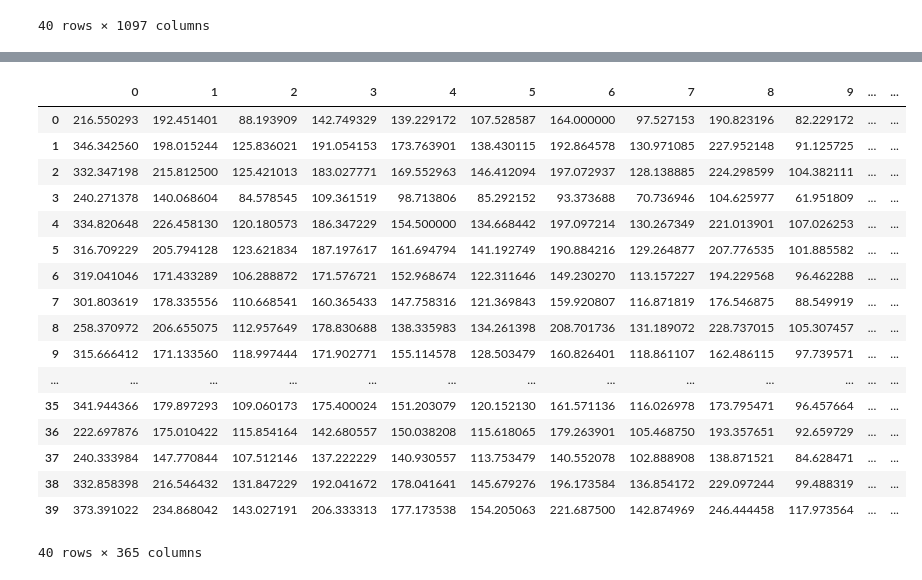
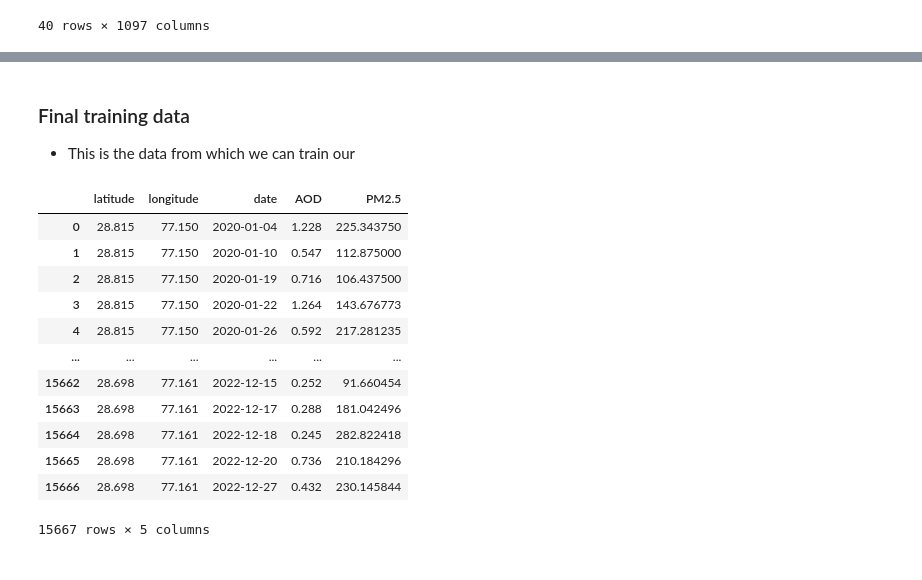
Before and after one commit to Pavan-AIML/Master-Thesis, a Jupyter notebook: notebooks/Modis_data_analysis/Modis_AOD_data_analysis.ipynb, the cells around one changed output, grey strips where cells are left out. Cells and saved outputs as stored; diff of their text form; code cells hidden in the pictures.

Commit message:
Completion of final training data

```diff
--- a/notebooks/Modis_data_analysis/Modis_AOD_data_analysis.ipynb
+++ b/notebooks/Modis_data_analysis/Modis_AOD_data_analysis.ipynb
@@ -352,3 +367,3 @@ Warning: No valid data points found. Check for missing values or index/column mi
 # %%
-loader.data_cleaning_and_missing_values_handeling(loader.PM25_nearest_neighbour_finder(loader.AOD_data_fusion()))
+final_training_data = loader.prepare_final_trainig_data()
 # %% [output]
@@ -373,24 +380,22 @@ loader.data_cleaning_and_missing_values_handeling(loader.PM25_nearest_neighbour_
+# %% [markdown]
+### Final training data
+- This is the data from which we can train our
 # %%
-loader.daily_PM25_data_extraction()
+final_training_data
 # %% [output]
-|  | 0 | 1 | 2 | 3 | 4 | 5 | 6 | 7 | 8 | 9 | ... | ... |
-| 0 | 216.550293 | 192.451401 | 88.193909 | 142.749329 | 139.229172 | 107.528587 | 164.000000 | 97.527153 | 190.823196 | 82.229172 | ... | ... |
-| 1 | 346.342560 | 198.015244 | 125.836021 | 191.054153 | 173.763901 | 138.430115 | 192.864578 | 130.971085 | 227.952148 | 91.125725 | ... | ... |
-| 2 | 332.347198 | 215.812500 | 125.421013 | 183.027771 | 169.552963 | 146.412094 | 197.072937 | 128.138885 | 224.298599 | 104.382111 | ... | ... |
-| 3 | 240.271378 | 140.068604 | 84.578545 | 109.361519 | 98.713806 | 85.292152 | 93.373688 | 70.736946 | 104.625977 | 61.951809 | ... | ... |
-| 4 | 334.820648 | 226.458130 | 120.180573 | 186.347229 | 154.500000 | 134.668442 | 197.097214 | 130.267349 | 221.013901 | 107.026253 | ... | ... |
-| 5 | 316.709229 | 205.794128 | 123.621834 | 187.197617 | 161.694794 | 141.192749 | 190.884216 | 129.264877 | 207.776535 | 101.885582 | ... | ... |
-| 6 | 319.041046 | 171.433289 | 106.288872 | 171.576721 | 152.968674 | 122.311646 | 149.230270 | 113.157227 | 194.229568 | 96.462288 | ... | ... |
-| 7 | 301.803619 | 178.335556 | 110.668541 | 160.365433 | 147.758316 | 121.369843 | 159.920807 | 116.871819 | 176.546875 | 88.549919 | ... | ... |
-| 8 | 258.370972 | 206.655075 | 112.957649 | 178.830688 | 138.335983 | 134.261398 | 208.701736 | 131.189072 | 228.737015 | 105.307457 | ... | ... |
-| 9 | 315.666412 | 171.133560 | 118.997444 | 171.902771 | 155.114578 | 128.503479 | 160.826401 | 118.861107 | 162.486115 | 97.739571 | ... | ... |
-| ... | ... | ... | ... | ... | ... | ... | ... | ... | ... | ... | ... | ... |
-| 35 | 341.944366 | 179.897293 | 109.060173 | 175.400024 | 151.203079 | 120.152130 | 161.571136 | 116.026978 | 173.795471 | 96.457664 | ... | ... |
-| 36 | 222.697876 | 175.010422 | 115.854164 | 142.680557 | 150.038208 | 115.618065 | 179.263901 | 105.468750 | 193.357651 | 92.659729 | ... | ... |
-| 37 | 240.333984 | 147.770844 | 107.512146 | 137.222229 | 140.930557 | 113.753479 | 140.552078 | 102.888908 | 138.871521 | 84.628471 | ... | ... |
-| 38 | 332.858398 | 216.546432 | 131.847229 | 192.041672 | 178.041641 | 145.679276 | 196.173584 | 136.854172 | 229.097244 | 99.488319 | ... | ... |
-| 39 | 373.391022 | 234.868042 | 143.027191 | 206.333313 | 177.173538 | 154.205063 | 221.687500 | 142.874969 | 246.444458 | 117.973564 | ... | ... |
+|  | latitude | longitude | date | AOD | PM2.5 |
+| 0 | 28.815 | 77.150 | 2020-01-04 | 1.228 | 225.343750 |
+| 1 | 28.815 | 77.150 | 2020-01-10 | 0.547 | 112.875000 |
+| 2 | 28.815 | 77.150 | 2020-01-19 | 0.716 | 106.437500 |
+| 3 | 28.815 | 77.150 | 2020-01-22 | 1.264 | 143.676773 |
+| 4 | 28.815 | 77.150 | 2020-01-26 | 0.592 | 217.281235 |
+| ... | ... | ... | ... | ... | ... |
+| 15662 | 28.698 | 77.161 | 2022-12-15 | 0.252 | 91.660454 |
+| 15663 | 28.698 | 77.161 | 2022-12-17 | 0.288 | 181.042496 |
+| 15664 | 28.698 | 77.161 | 2022-12-18 | 0.245 | 282.822418 |
+| 15665 | 28.698 | 77.161 | 2022-12-20 | 0.736 | 210.184296 |
+| 15666 | 28.698 | 77.161 | 2022-12-27 | 0.432 | 230.145844 |
-40 rows × 365 columns
+15667 rows × 5 columns
 # %%
 def daily_PM25_data_extraction(data):
     data = np.array(data)
```
Also changed, not shown: parts of 8 cells of this notebook, 1 other file.
